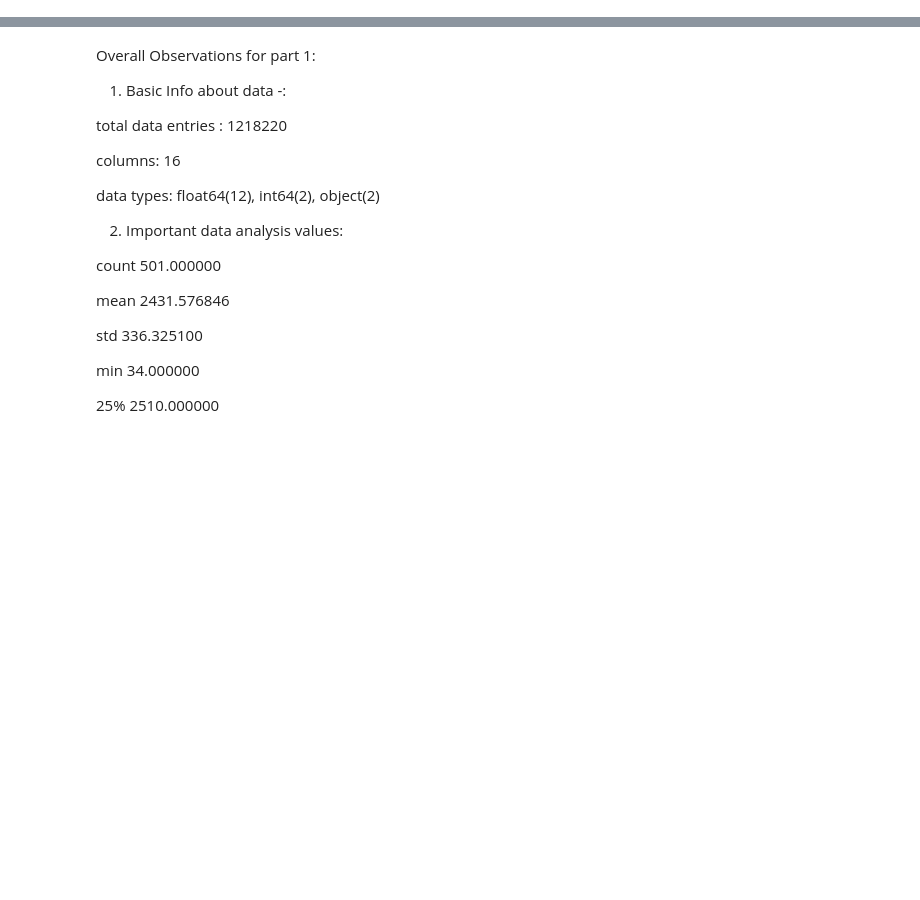
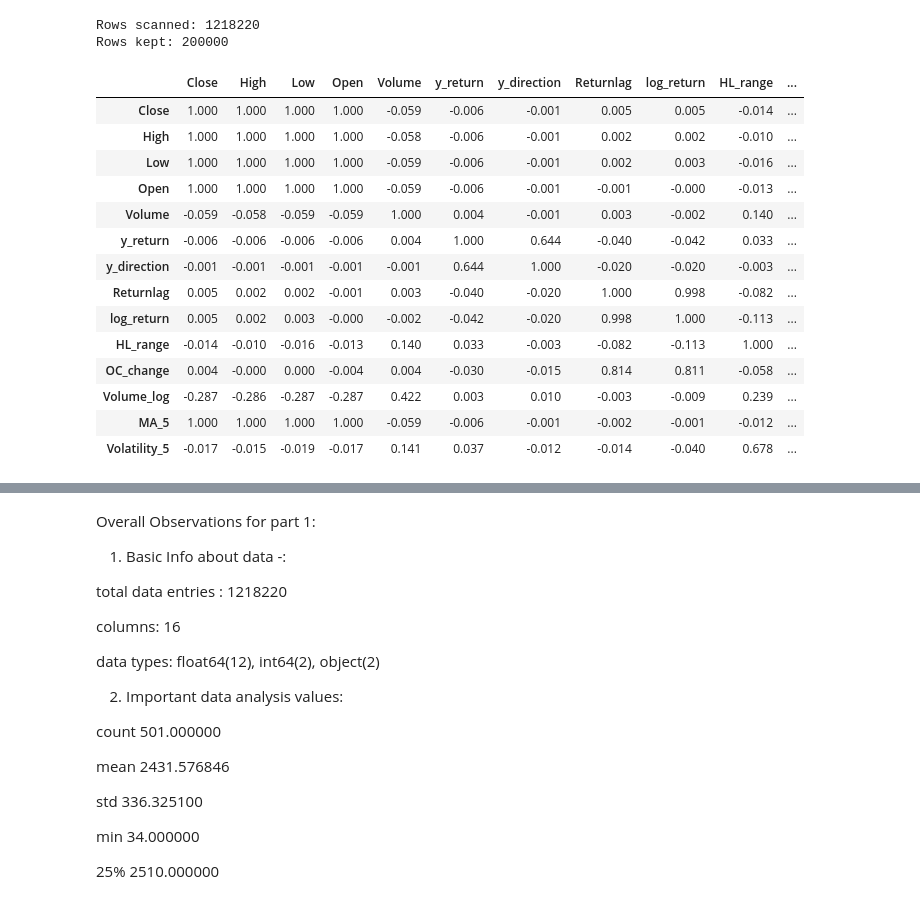
Before and after one commit to CCEW/ECS171, a Jupyter notebook: EDA_final.ipynb, the cells around one changed output, grey strips where cells are left out. Cells and saved outputs as stored; diff of their text form; code cells hidden in the pictures; blank space fills up the shorter version.

```diff
--- a/EDA_final.ipynb
+++ b/EDA_final.ipynb
@@ -5,7 +5,7 @@ import matplotlib.pyplot as plt
 from pathlib import Path
 
 # ---- Set your file path here ----
-DATA_PATH = Path("sp500_panel.csv")  # Update path if needed
+DATA_PATH = Path("data/processed/sp500_panel.csv")  # Update path if needed
 
 # Runtime settings
 SAMPLE_ROWS = 200_000
@@ -96,9 +164,9 @@ display(outlier_df)
 #correlation analysis (chunked so memory safe)
 
 preview = pd.read_csv(DATA_PATH, nrows=5000)
-preview.columns = preview.columns.str.strip().str.lower().str.replace(" ", "_", regex=False)
+preview.columns = preview.columns.str.strip().str.replace(" ", "_", regex=False)
 
-candidate_numeric = preview.select_dtypes(include=[np.number]).columns.tolist()
+candidate_numeric = preview.select_dtypes(include=[np.int64, np.float64]).columns.tolist()
 
 corr_sample_df = pd.DataFrame(columns=candidate_numeric)
 max_sample_rows = 200_000
@@ -107,36 +175,54 @@ rng = np.random.default_rng(42)
 
 for chunk in pd.read_csv(DATA_PATH, chunksize=CHUNKSIZE, usecols=candidate_numeric):
 
-    chunk.columns = chunk.columns.str.strip().str.lower().str.replace(" ", "_", regex=False)
+    chunk.columns = chunk.columns.str.strip().str.replace(" ", "_", regex=False)
     chunk = chunk.dropna(how="all")
 
     chunk_n = len(chunk)
     rows_seen += chunk_n
 
     space_left = max_sample_rows - len(corr_sample_df)
 
     if space_left > 0:
         take_n = min(space_left, chunk_n)
         corr_sample_df = pd.concat(
             [corr_sample_df, chunk.iloc[:take_n]],
             ignore_index=True
         )
         chunk = chunk.iloc[take_n:]
 
     if not chunk.empty and len(corr_sample_df) > 0:
         p = max_sample_rows / rows_seen
         keep_mask = rng.random(len(chunk)) < p
         candidates = chunk.loc[keep_mask]
 
         if not candidates.empty:
             replace_idx = rng.integers(0, len(corr_sample_df), size=len(candidates))
             corr_sample_df.iloc[replace_idx] = candidates.values
 
 print("Rows scanned:", rows_seen)
 print("Rows kept:", len(corr_sample_df))
 
 corr = corr_sample_df.corr()
 display(corr.round(3))
+# %% [output]
+Rows scanned: 1218220
+Rows kept: 200000
+|  | Close | High | Low | Open | Volume | y_return | y_direction | Returnlag | log_return | HL_range | ... |
+| Close | 1.000 | 1.000 | 1.000 | 1.000 | -0.059 | -0.006 | -0.001 | 0.005 | 0.005 | -0.014 | ... |
+| High | 1.000 | 1.000 | 1.000 | 1.000 | -0.058 | -0.006 | -0.001 | 0.002 | 0.002 | -0.010 | ... |
+| Low | 1.000 | 1.000 | 1.000 | 1.000 | -0.059 | -0.006 | -0.001 | 0.002 | 0.003 | -0.016 | ... |
+| Open | 1.000 | 1.000 | 1.000 | 1.000 | -0.059 | -0.006 | -0.001 | -0.001 | -0.000 | -0.013 | ... |
+| Volume | -0.059 | -0.058 | -0.059 | -0.059 | 1.000 | 0.004 | -0.001 | 0.003 | -0.002 | 0.140 | ... |
+| y_return | -0.006 | -0.006 | -0.006 | -0.006 | 0.004 | 1.000 | 0.644 | -0.040 | -0.042 | 0.033 | ... |
+| y_direction | -0.001 | -0.001 | -0.001 | -0.001 | -0.001 | 0.644 | 1.000 | -0.020 | -0.020 | -0.003 | ... |
+| Returnlag | 0.005 | 0.002 | 0.002 | -0.001 | 0.003 | -0.040 | -0.020 | 1.000 | 0.998 | -0.082 | ... |
+| log_return | 0.005 | 0.002 | 0.003 | -0.000 | -0.002 | -0.042 | -0.020 | 0.998 | 1.000 | -0.113 | ... |
+| HL_range | -0.014 | -0.010 | -0.016 | -0.013 | 0.140 | 0.033 | -0.003 | -0.082 | -0.113 | 1.000 | ... |
+| OC_change | 0.004 | -0.000 | 0.000 | -0.004 | 0.004 | -0.030 | -0.015 | 0.814 | 0.811 | -0.058 | ... |
+| Volume_log | -0.287 | -0.286 | -0.287 | -0.287 | 0.422 | 0.003 | 0.010 | -0.003 | -0.009 | 0.239 | ... |
+| MA_5 | 1.000 | 1.000 | 1.000 | 1.000 | -0.059 | -0.006 | -0.001 | -0.002 | -0.001 | -0.012 | ... |
+| Volatility_5 | -0.017 | -0.015 | -0.019 | -0.017 | 0.141 | 0.037 | -0.012 | -0.014 | -0.040 | 0.678 | ... |
 # %%
 #heatmap
 
```
Also changed, not shown: parts of 7 cells of this notebook, 1 other file.
